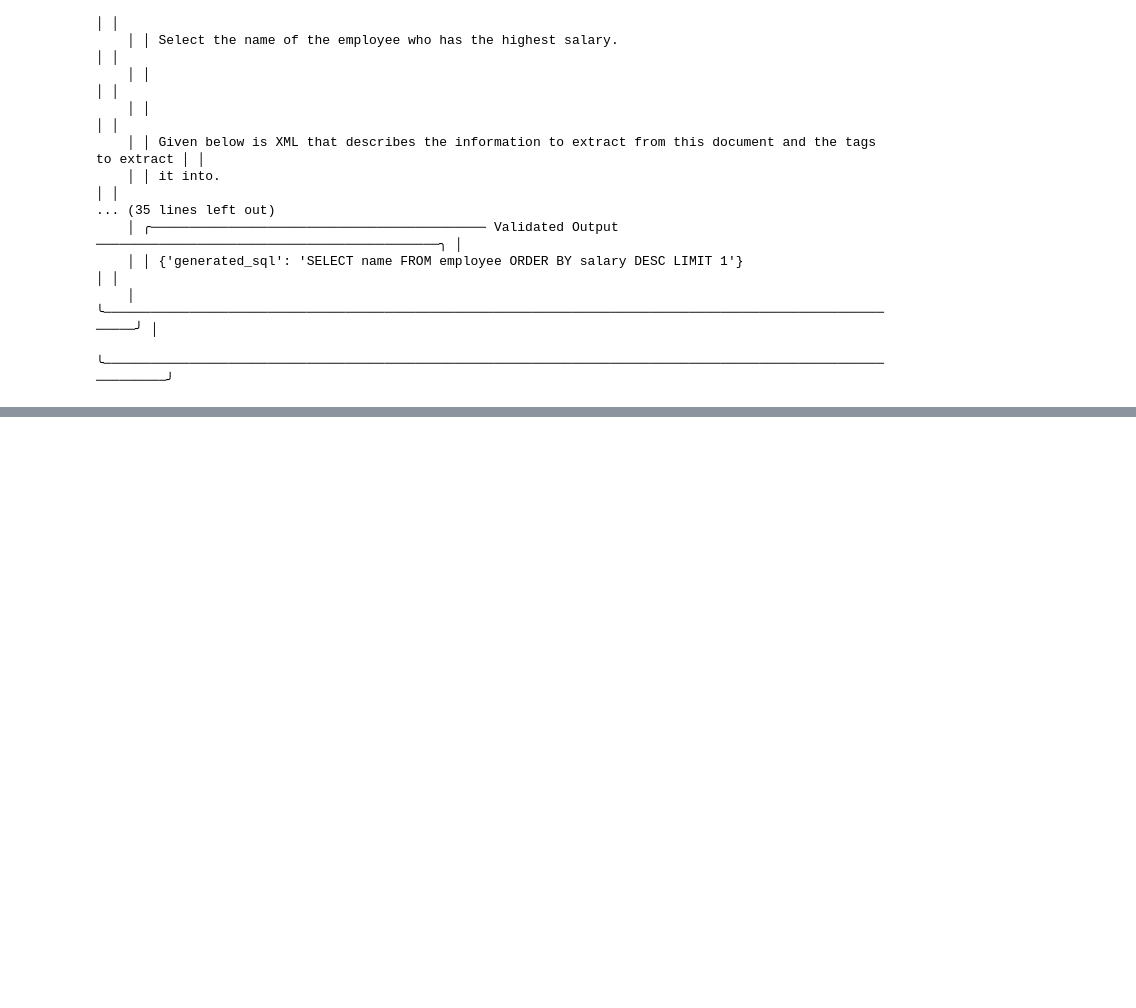
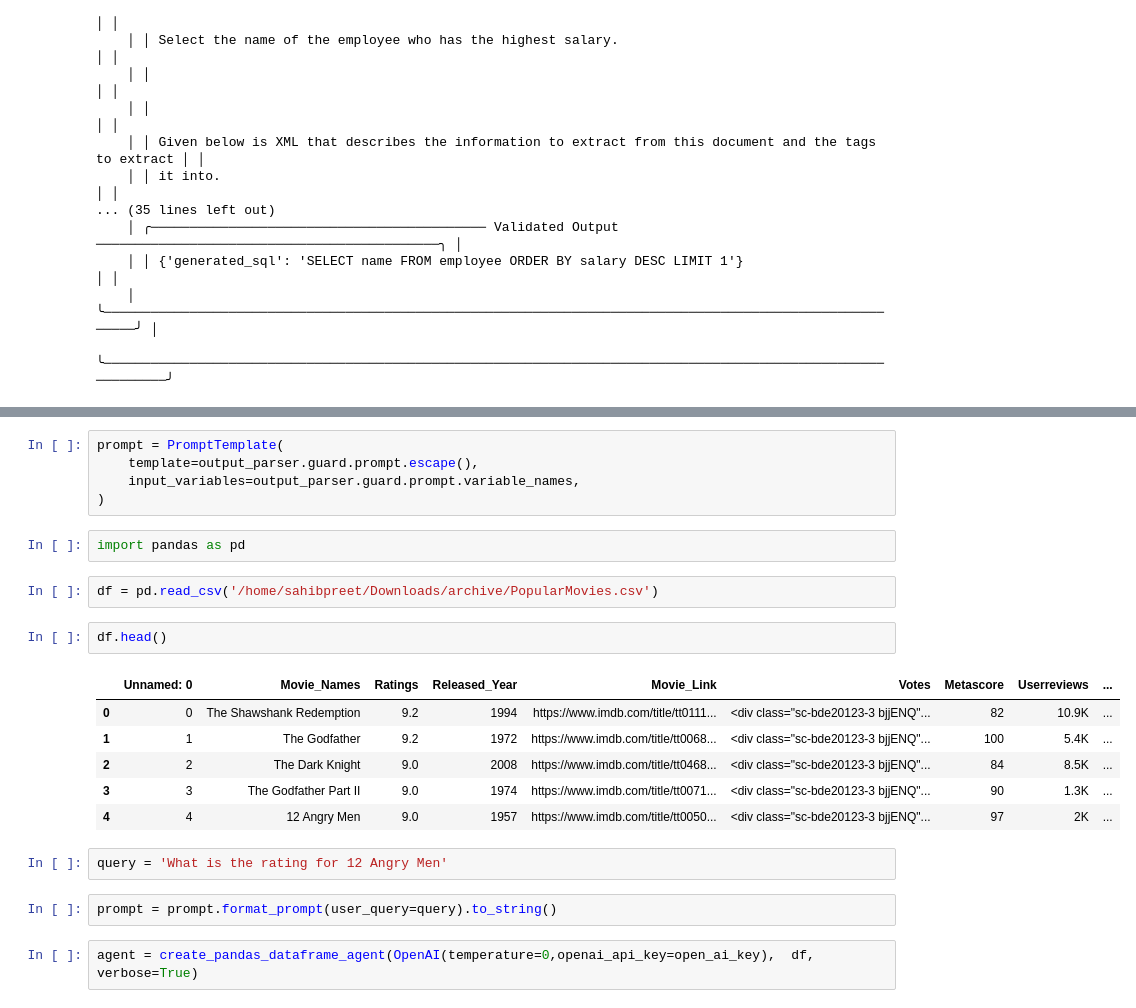
Before and after one commit to sahibpreetsingh12/ragas_eval_llm, a Jupyter notebook: Guardrails-basic-1.ipynb, the cells around one changed output, grey strips where cells are left out. Saved outputs shown, nothing was run; the diff lists cells and outputs as text; blank space fills up the shorter version.

```diff
--- a/Guardrails-basic-1.ipynb
+++ b/Guardrails-basic-1.ipynb
@@ -151,0 +202,24 @@ Logs
+# %%
+prompt = PromptTemplate(
+    template=output_parser.guard.prompt.escape(),
+    input_variables=output_parser.guard.prompt.variable_names,
+)
+# %%
+import pandas as pd
+# %%
+df = pd.read_csv('/home/sahibpreet/Downloads/archive/PopularMovies.csv')
+# %%
+df.head()
+# %% [output]
+|  | Unnamed: 0 | Movie_Names | Ratings | Released_Year | Movie_Link | Votes | Metascore | Userreviews | ... |
+| 0 | 0 | The Shawshank Redemption | 9.2 | 1994 | https://www.imdb.com/title/tt0111... | <div class="sc-bde20123-3 bjjENQ"... | 82 | 10.9K | ... |
+| 1 | 1 | The Godfather | 9.2 | 1972 | https://www.imdb.com/title/tt0068... | <div class="sc-bde20123-3 bjjENQ"... | 100 | 5.4K | ... |
+| 2 | 2 | The Dark Knight | 9.0 | 2008 | https://www.imdb.com/title/tt0468... | <div class="sc-bde20123-3 bjjENQ"... | 84 | 8.5K | ... |
+| 3 | 3 | The Godfather Part II | 9.0 | 1974 | https://www.imdb.com/title/tt0071... | <div class="sc-bde20123-3 bjjENQ"... | 90 | 1.3K | ... |
+| 4 | 4 | 12 Angry Men | 9.0 | 1957 | https://www.imdb.com/title/tt0050... | <div class="sc-bde20123-3 bjjENQ"... | 97 | 2K | ... |
+# %%
+query = 'What is the rating for 12 Angry Men'
+# %%
+prompt = prompt.format_prompt(user_query=query).to_string()
+# %%
+agent = create_pandas_dataframe_agent(OpenAI(temperature=0,openai_api_key=open_ai_key),  df, verbose=True)
```
Also changed, not shown: parts of 7 cells of this notebook.
